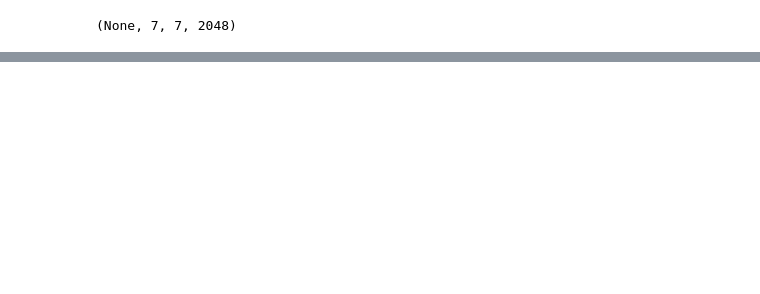
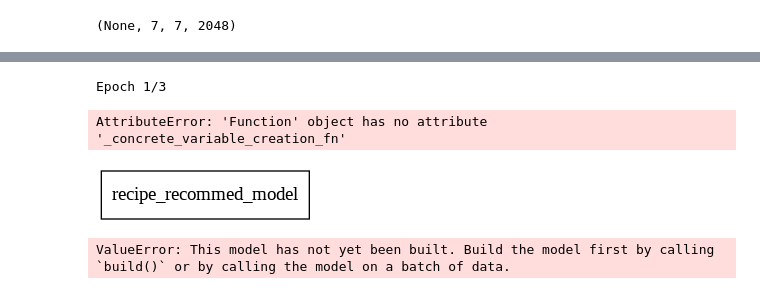
Before and after one commit to dtuleva/DL_23_Lectures_and_Quests, a Jupyter notebook: RRS_Experiments.ipynb, the cells around one changed output, grey strips where cells are left out. Saved outputs shown, nothing was run; the diff lists cells and outputs as text; code cells hidden in the pictures; blank space fills up the shorter version.

```diff
--- a/RRS_Experiments.ipynb
+++ b/RRS_Experiments.ipynb
@@ -459,8 +770,9 @@ class RecipeRecommedModel(tfrs.models.Model):
     })
     recipe_embeddings = self.candidate_model({
         "recipe_id": features["recipe_id"],
-        # "recipe_name": features["recipe_name"],
-        "recipe_image": features["recipe_info"]["recipe_image"],
+        "recipe_name_input_ids": features["recipe_name_input_ids"],
+        "recipe_name_attention_mask": features["recipe_name_attention_mask"],
+        "recipe_image": features["recipe_image"],
     })
 
     return self.task(query_embeddings, recipe_embeddings)
@@ -478,0 +789,3 @@ model.candidate_model.layers[0].image_embedding.layers[0].trainable = False #  f
+# %%
+model.candidate_model.layers[0].recipe_name_embedding.layers[2].trainable = False # freezing distillbert backbone
+model.candidate_model.layers[0].recipe_name_embedding.layers[2]
@@ -479,7 +806,7 @@ model.candidate_model.layers[0].image_embedding.layers[0].trainable = False #  f
 # %%
-tensorboard_callback = tf.keras.callbacks.TensorBoard(log_dir = "/log_3/", # no "content" in dir path!!!
+tensorboard_callback = tf.keras.callbacks.TensorBoard(log_dir = "./log_1/",
                                                  histogram_freq = 1, # frequency (in epochs) at which to compute weight histograms for the layers of the model
-                                                 profile_batch = '2, 5' #  A pair of positive integers signify a range of batches to profile
+                                                 profile_batch = '0, 1' #  A pair of positive integers signify a range of batches to profile
                                                  )
 # %%
 # Load the TensorBoard notebook extension.
@@ -502,10 +829,21 @@ mlflow.autolog()
 model.fit(
     ratings_train,
     validation_data = ratings_val,
-    epochs = 2,
-    initial_epoch = 1,
+    epochs = 3,
+    initial_epoch = 0,
     callbacks = [tensorboard_callback],
     )
+# %% [output]
+Epoch 1/3
+AttributeError: 'Function' object has no attribute '_concrete_variable_creation_fn'
+# %%
+tf.keras.utils.plot_model(model, show_shapes=True, expand_nested = True)
+# %% [output]
+[figure, added]
+# %%
+model.summary(expand_nested = True)
+# %% [output]
+ValueError: This model has not yet been built. Build the model first by calling `build()` or by calling the model on a batch of data.
 # %%
 # zip tensorboard logs
 !zip -r /content/log.zip /content/log/
```
Also changed, not shown: parts of 97 cells of this notebook.
